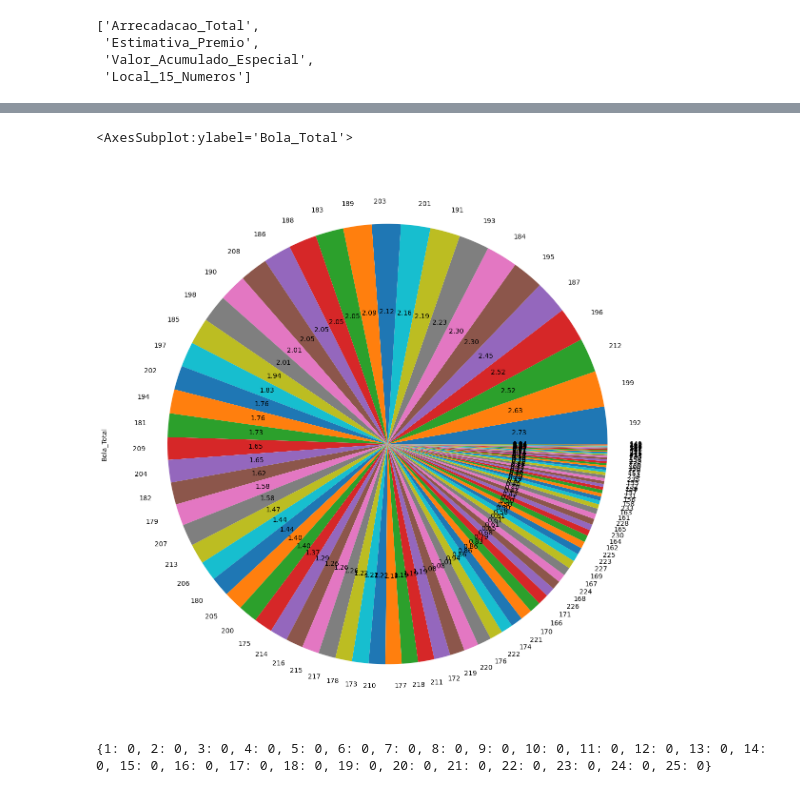
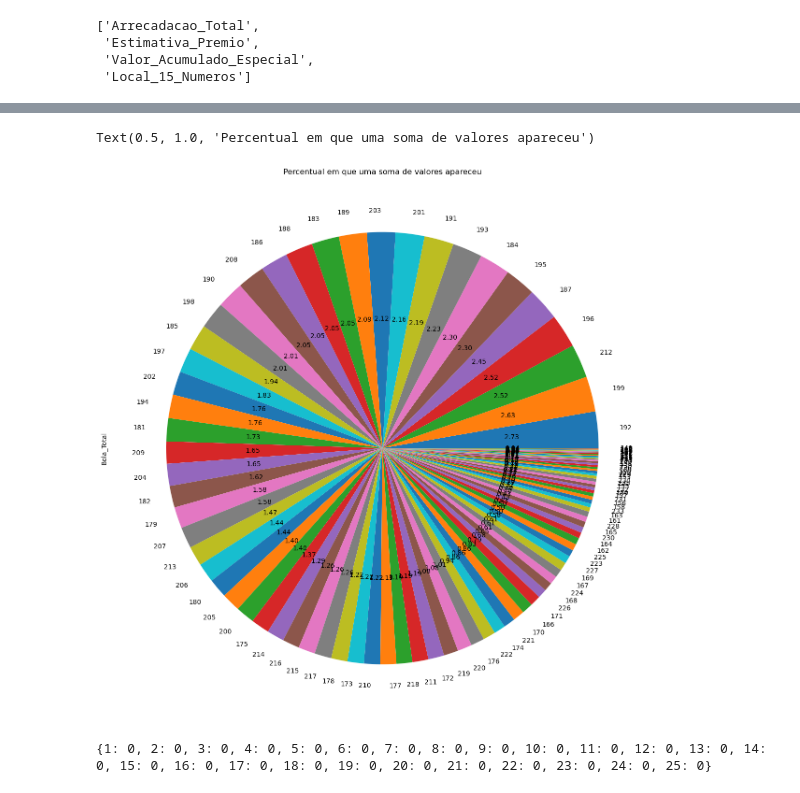
Before and after one commit to ThiagoOliveira001/learningIA, a Jupyter notebook: IA2A2/DESAFIO4/Lotofacil.ipynb, the cells around one changed output, grey strips where cells are left out. Saved outputs shown, nothing was run; the diff lists cells and outputs as text; code cells hidden in the pictures.

```diff
--- a/IA2A2/DESAFIO4/Lotofacil.ipynb
+++ b/IA2A2/DESAFIO4/Lotofacil.ipynb
@@ -256,10 +260,10 @@ memory usage: 325.9 KB
 # %%
 df_jogos['Bola_Total'] = df_jogos.apply(lambda x: soma_numeros(x,  'Bola'), axis=1)
 # %%
-df_jogos['Bola_Total'].value_counts().plot(kind='pie', autopct='%.2f', figsize=(15,15))
+df_jogos['Bola_Total'].value_counts().plot(kind='pie', autopct='%.2f', figsize=(15,15)).set_title('Percentual em que uma soma de valores apareceu')
 # %% [output]
-<AxesSubplot:ylabel='Bola_Total'>
+Text(0.5, 1.0, 'Percentual em que uma soma de valores apareceu')
-[figure, old version]
+[figure, new version]
 # %%
 df_jogos.drop('Bola_Total',
   axis='columns', inplace=True)
```
Also changed, not shown: parts of 38 cells of this notebook.
